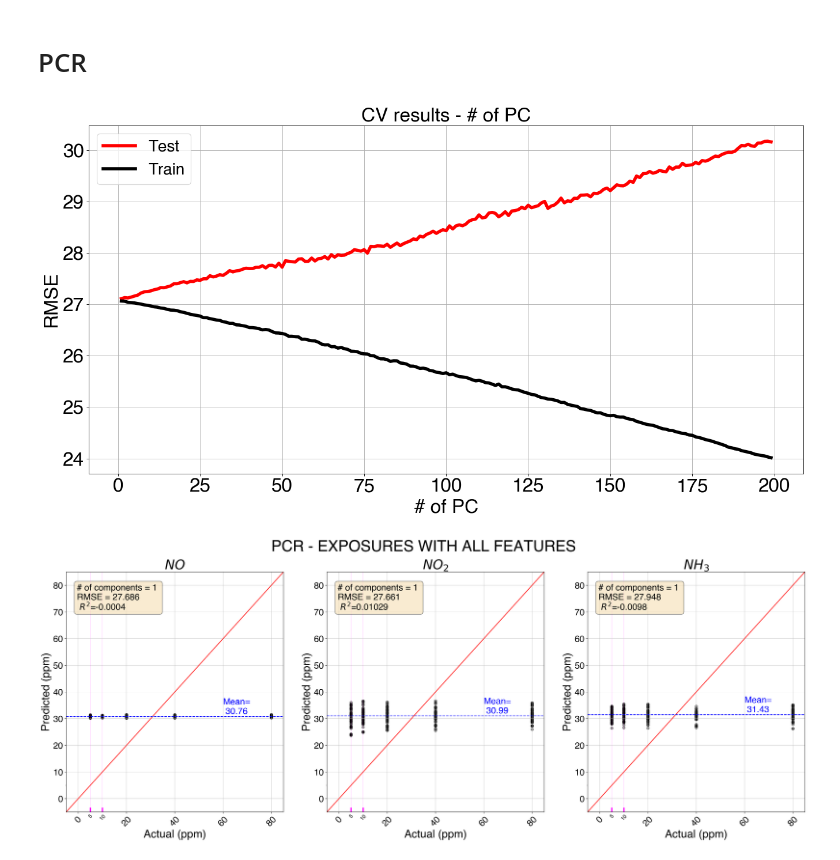
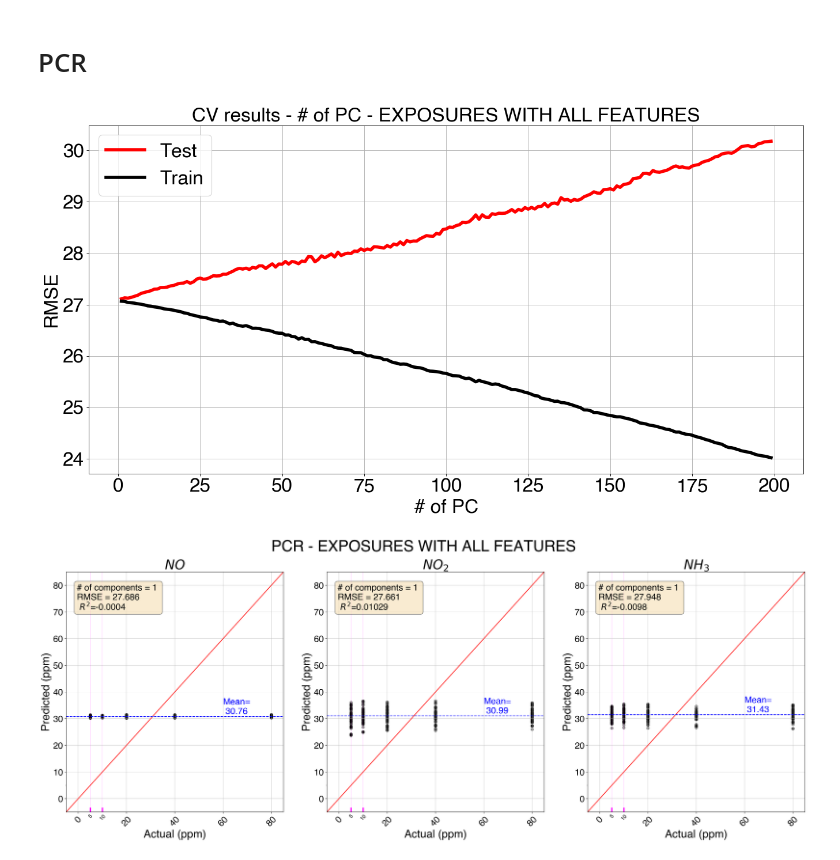
Before and after one commit to cosmourao/thesis, a Jupyter notebook: code/real/PCR.ipynb, the cells around one changed output. Drawn from its saved outputs; the diff is of its cells as text; code cells hidden in the pictures.

```diff
--- a/code/real/PCR.ipynb
+++ b/code/real/PCR.ipynb
@@ -177,20 +177,20 @@ best_score = grid_search.best_score_
 # %%
 test_scores = -grid_search.cv_results_['mean_test_score']
 train_scores = -grid_search.cv_results_['mean_train_score']
 
 fig = plt.figure(figsize = (20,10), dpi = 80)
-plt.title('CV results - # of PC', fontsize = 30)
+plt.title('CV results - # of PC - EXPOSURES WITH ALL FEATURES', fontsize = 30)
 plt.xlabel('# of PC', fontsize = 30)
 plt.ylabel('RMSE', fontsize = 30)
 plt.plot(n_PC,test_scores, label='Test', lw = 5, color = 'red')
 plt.plot(n_PC,train_scores, label='Train', lw = 5, color = 'black')
 plt.tick_params(axis='both', which='major', labelsize=30)
 plt.grid()
-plt.legend(loc='best', fontsize = 25)
+plt.legend(loc='best', fontsize = 30)
 #plt.savefig('../../figures/pcr-cv-exposures.png')
 plt.show()
 # %% [output]
-[figure, old version]
+[figure, new version]
 # %%
 # Predicting on unseen validation data
 Y_pred = grid_search.best_estimator_.predict(X_val)
```
Also changed, not shown: parts of 3 cells of this notebook, 54 other files.
